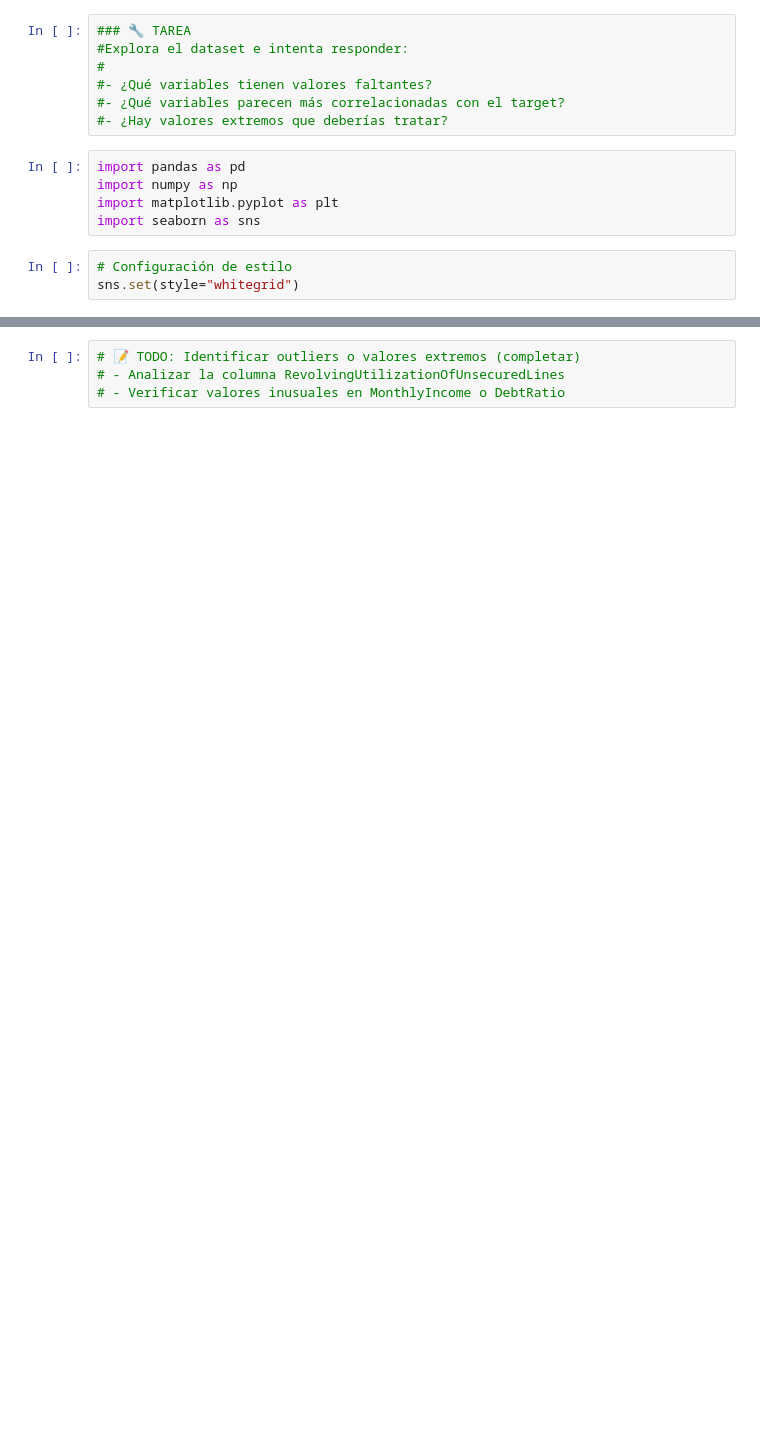
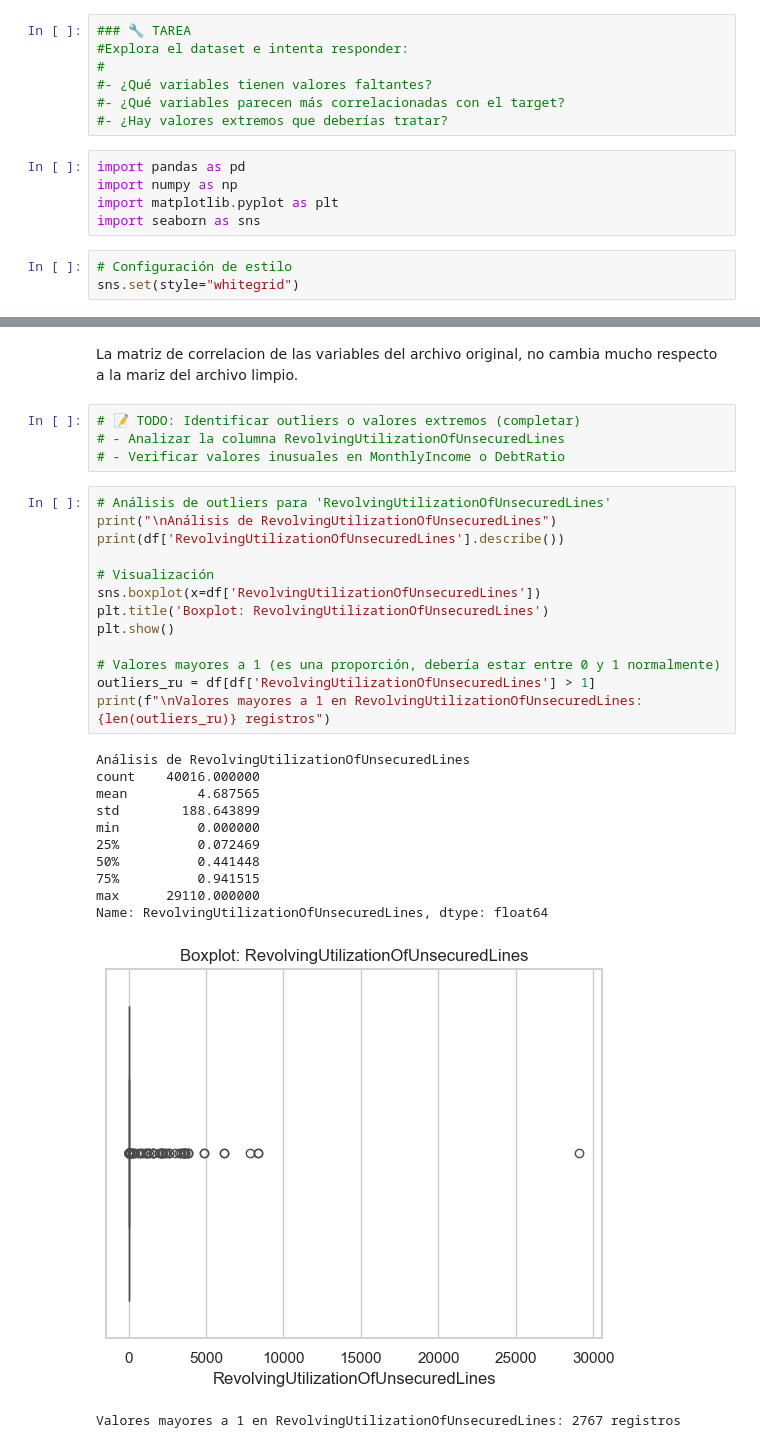
Before and after one commit to solivare/DeepNeuralNetworkUSS, a Jupyter notebook: Projects/Credit/notebooks/EDA.ipynb, the cells around one changed output, grey strips where cells are left out. Saved outputs shown, nothing was run; the diff lists cells and outputs as text; blank space fills up the shorter version.

```diff
--- a/Projects/Credit/notebooks/EDA.ipynb
+++ b/Projects/Credit/notebooks/EDA.ipynb
@@ -63,4 +125,32 @@ plt.show()
+# %% [markdown]
+La matriz de correlacion de las variables del archivo original, no cambia mucho respecto a la mariz del archivo limpio.
 # %%
 # 📝 TODO: Identificar outliers o valores extremos (completar)
 # - Analizar la columna RevolvingUtilizationOfUnsecuredLines
 # - Verificar valores inusuales en MonthlyIncome o DebtRatio
+# %%
+# Análisis de outliers para 'RevolvingUtilizationOfUnsecuredLines'
+print("\nAnálisis de RevolvingUtilizationOfUnsecuredLines")
+print(df['RevolvingUtilizationOfUnsecuredLines'].describe())
+
+# Visualización
+sns.boxplot(x=df['RevolvingUtilizationOfUnsecuredLines'])
+plt.title('Boxplot: RevolvingUtilizationOfUnsecuredLines')
+plt.show()
+
+# Valores mayores a 1 (es una proporción, debería estar entre 0 y 1 normalmente)
+outliers_ru = df[df['RevolvingUtilizationOfUnsecuredLines'] > 1]
+print(f"\nValores mayores a 1 en RevolvingUtilizationOfUnsecuredLines: {len(outliers_ru)} registros")
+# %% [output]
+Análisis de RevolvingUtilizationOfUnsecuredLines
+count    40016.000000
+mean         4.687565
+std        188.643899
+min          0.000000
+25%          0.072469
+50%          0.441448
+75%          0.941515
+max      29110.000000
+Name: RevolvingUtilizationOfUnsecuredLines, dtype: float64
+[figure, added]
+Valores mayores a 1 en RevolvingUtilizationOfUnsecuredLines: 2767 registros
```
Also changed, not shown: parts of 20 cells of this notebook, 10 other files.
